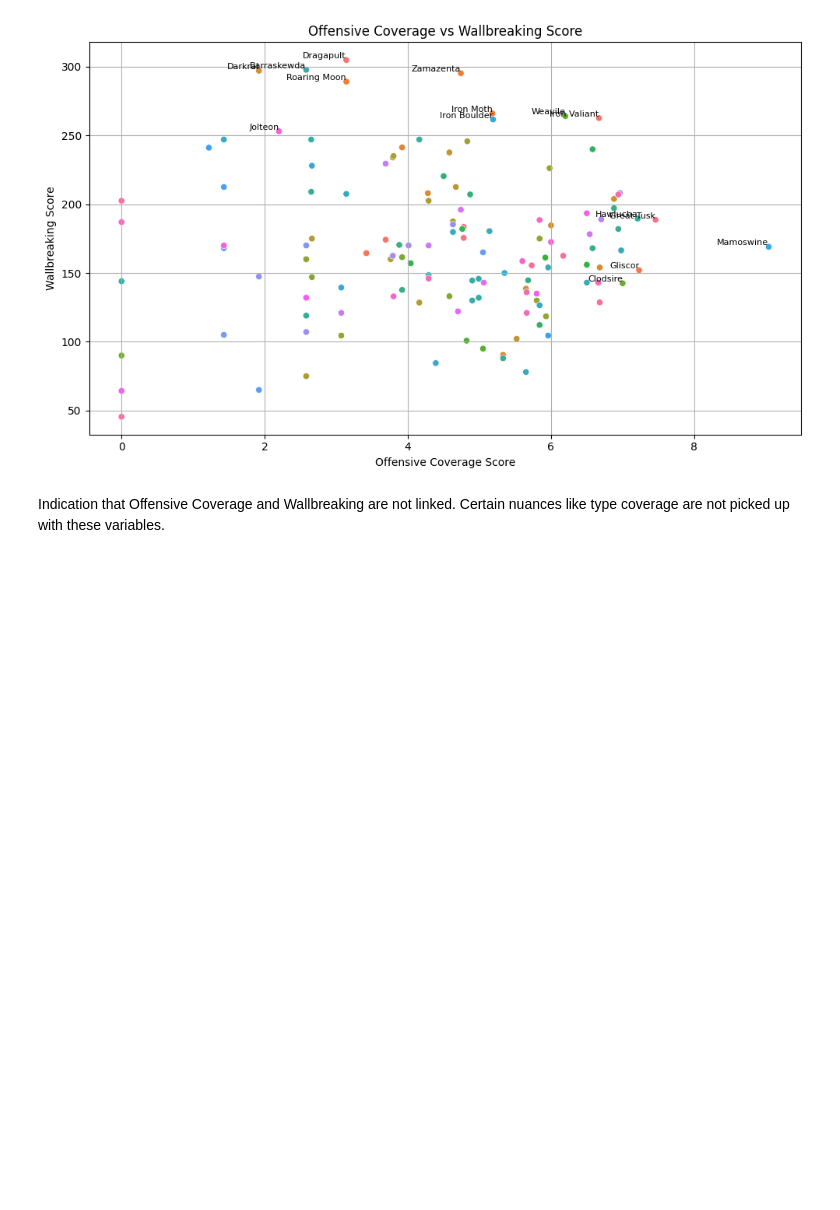
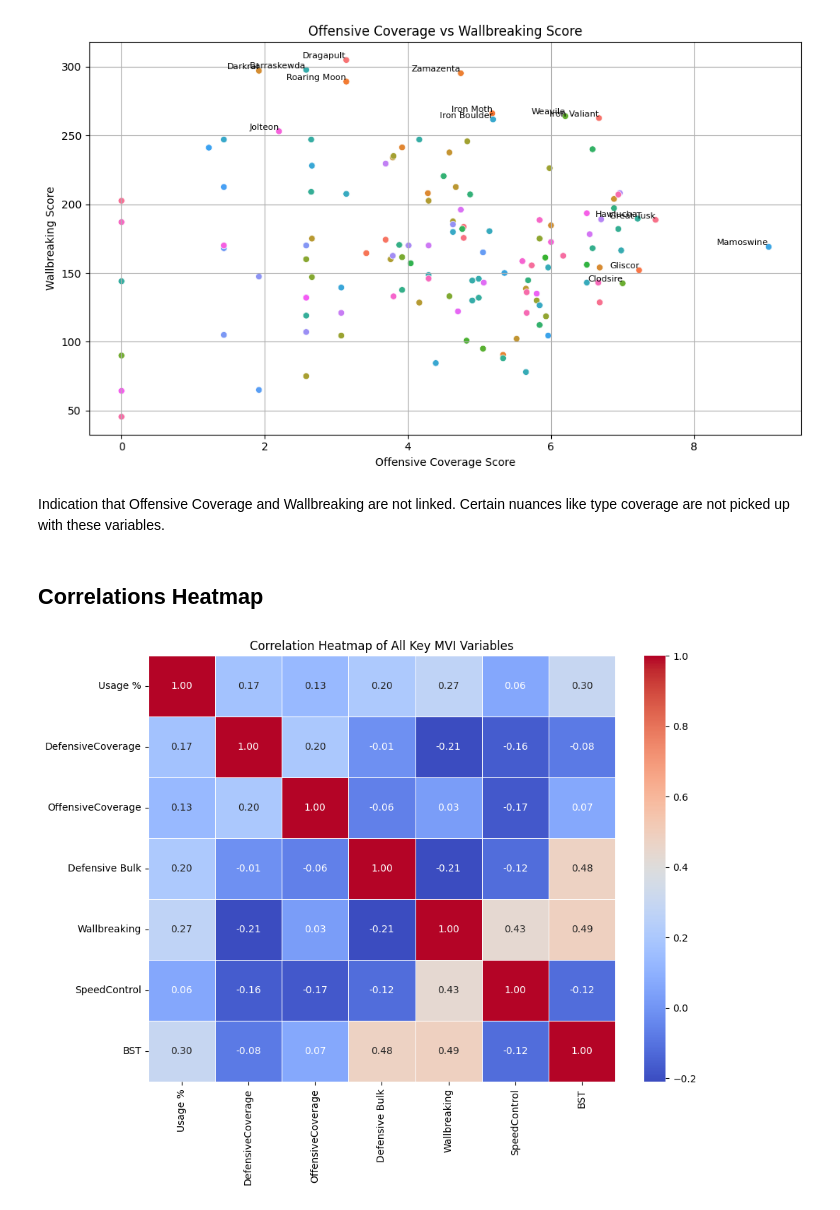
Before and after one commit to Reilly00/DAV_CA1, a Jupyter notebook: meta_viability_index_pokemon.ipynb, the cells around one changed output. Cells and saved outputs as stored; diff of their text form; code cells hidden in the pictures; blank space fills up the shorter version.

Commit message:
Implement correlation heatmap to visualize relationships between selected variables

```diff
--- a/meta_viability_index_pokemon.ipynb
+++ b/meta_viability_index_pokemon.ipynb
@@ -1636,3 +1636,30 @@ plot_offensive_vs_wallbreaking(df_merged)
 [figure]
 # %% [markdown]
 Indication that Offensive Coverage and Wallbreaking are not linked. Certain nuances like type coverage are not picked up with these variables.
+# %% [markdown]
+## Correlations Heatmap
+# %%
+columns_of_interest = [
+    "Usage %",
+    "DefensiveCoverage",
+    "OffensiveCoverage",
+    "Defensive Bulk",
+    "Wallbreaking",
+    "SpeedControl",
+    "BST"
+]
+
+# Subset the DataFrame
+df_corr = df_merged[columns_of_interest].copy()
+
+# Compute correlation matrix
+correlation_matrix = df_corr.corr()
+
+# Plot heatmap
+plt.figure(figsize=(10, 8))
+sns.heatmap(correlation_matrix, annot=True, cmap="coolwarm", fmt=".2f", linewidths=0.5)
+plt.title("Correlation Heatmap of All Key MVI Variables")
+plt.tight_layout()
+plt.show()
+# %% [output]
+[figure, added]
```
Also changed, not shown: parts of 1 cell of this notebook.
